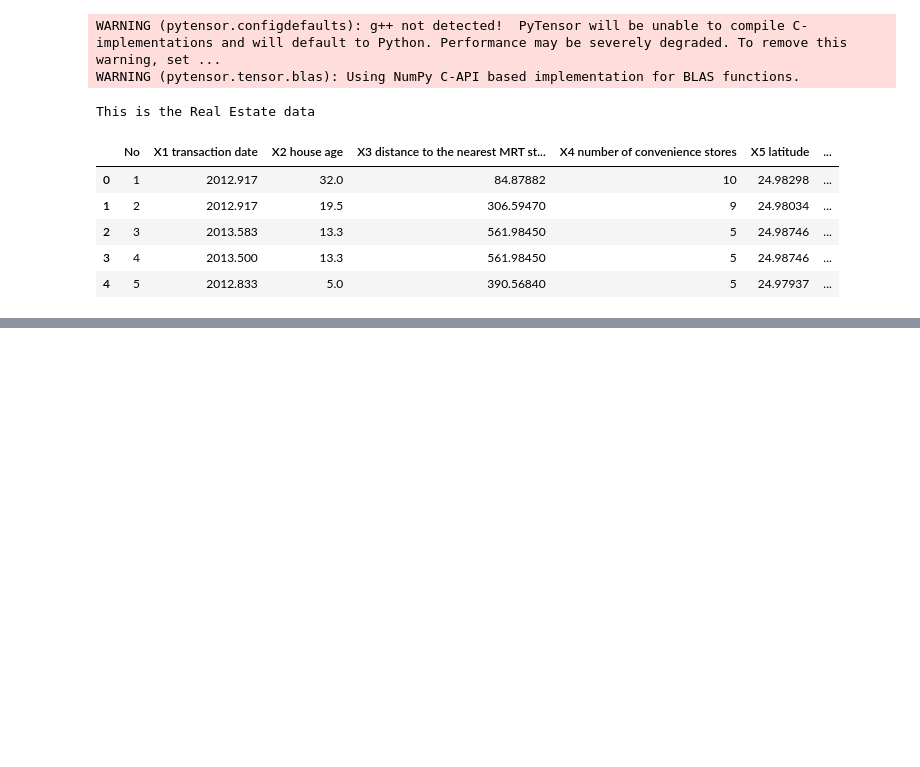
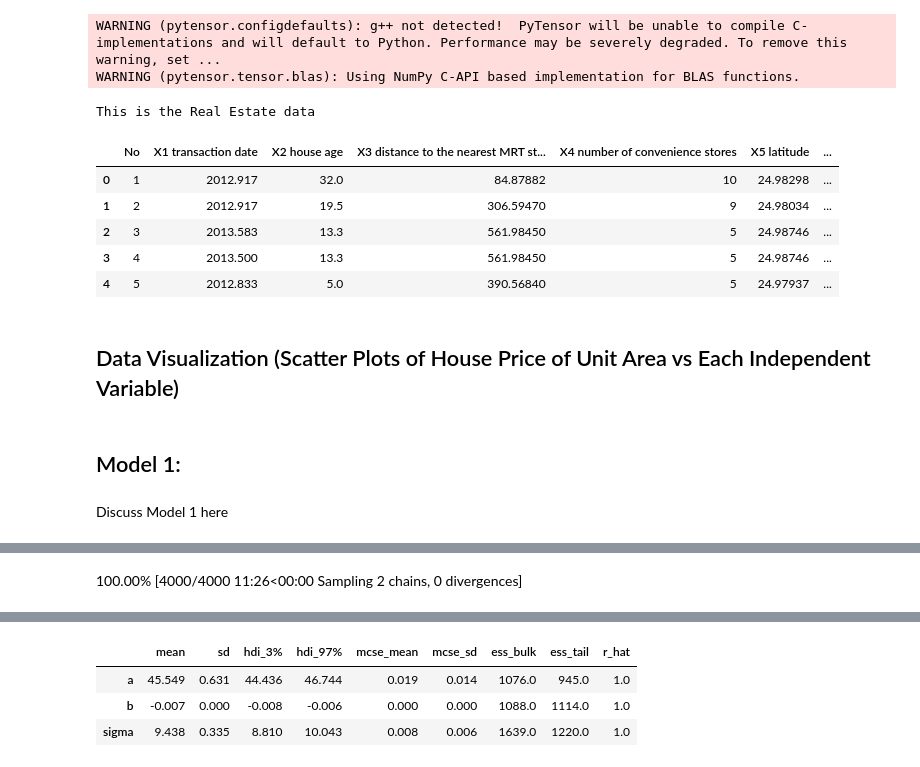
Before and after one commit to MacBeth-M/CS146-Project-1---Linear-Regression, a Jupyter notebook: CS146LinearRegression.ipynb, the cells around one changed output, grey strips where cells are left out. Cells and saved outputs as stored; diff of their text form; code cells hidden in the pictures; blank space fills up the shorter version.

```diff
--- a/CS146LinearRegression.ipynb
+++ b/CS146LinearRegression.ipynb
@@ -43,3 +51,5 @@ This is the Real Estate data
 | 2 | 3 | 2013.583 | 13.3 | 561.98450 | 5 | 24.98746 | ... |
 | 3 | 4 | 2013.500 | 13.3 | 561.98450 | 5 | 24.98746 | ... |
 | 4 | 5 | 2012.833 | 5.0 | 390.56840 | 5 | 24.97937 | ... |
+# %% [markdown]
+## Data Visualization (Scatter Plots of House Price of Unit Area vs Each Independent Variable)
@@ -45,0 +68,25 @@ This is the Real Estate data
+# %% [markdown]
+## Model 1:
+# %% [markdown]
+Discuss Model 1 here
+# %%
+# Linear Model with Normal Likelihood:
+with pm.Model() as linear_model:
+    # Priors
+    a = pm.Normal('a', mu = 0, sigma = 100)
+    b = pm.Normal('b', mu = 0, sigma = 10)
+    sigma = pm.Uniform('sigma', 0, 30)
+
+    # Function
+    mu = a + b* real_estate['X3 distance to the nearest MRT station']
+
+    # Likelihood
+    unit_price = pm.Normal('unit_price', mu = mu, sigma = sigma,
+                           observed = real_estate['Y house price of unit area'])
+
+    # Sampling
+    linear_trace = pm.sample(tune = 1000, draws = 1000, chains = 2)
+
+# results
+az.summary(linear_trace, var_names = ['a', 'b', 'sigma'])
+# %% [output]
@@ -45,0 +101 @@ This is the Real Estate data
+100.00% [4000/4000 11:26<00:00 Sampling 2 chains, 0 divergences]
@@ -45,0 +104,4 @@ This is the Real Estate data
+|  | mean | sd | hdi_3% | hdi_97% | mcse_mean | mcse_sd | ess_bulk | ess_tail | r_hat |
+| a | 45.549 | 0.631 | 44.436 | 46.744 | 0.019 | 0.014 | 1076.0 | 945.0 | 1.0 |
+| b | -0.007 | 0.000 | -0.008 | -0.006 | 0.000 | 0.000 | 1088.0 | 1114.0 | 1.0 |
+| sigma | 9.438 | 0.335 | 8.810 | 10.043 | 0.008 | 0.006 | 1639.0 | 1220.0 | 1.0 |
```
Also changed, not shown: parts of 28 cells of this notebook.
